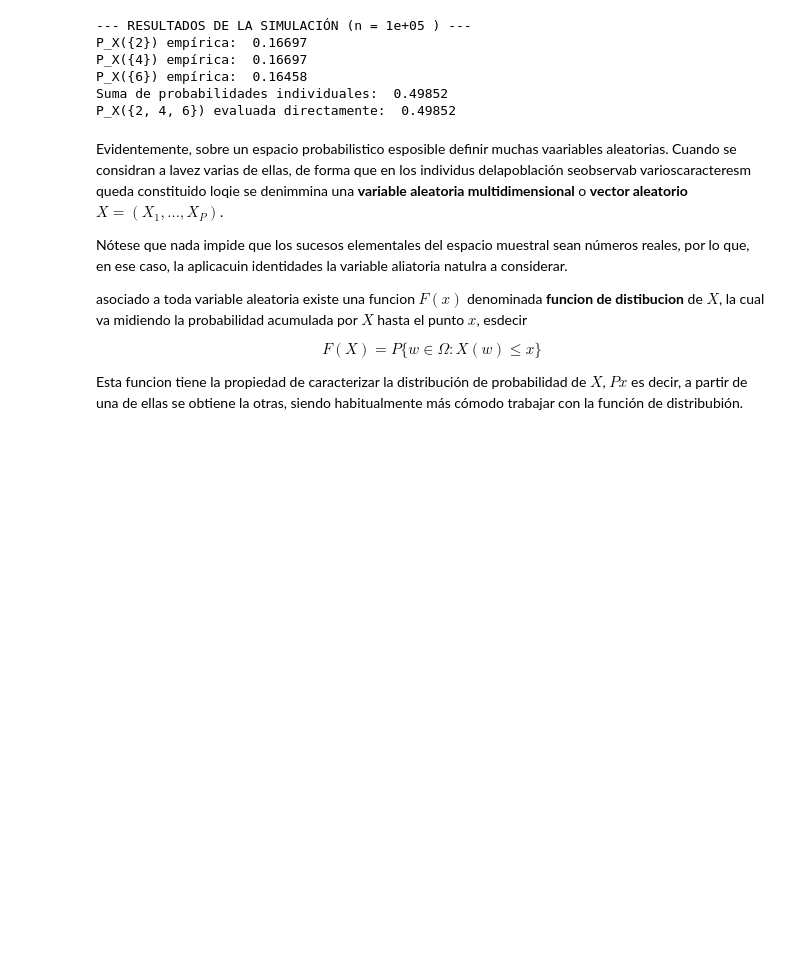
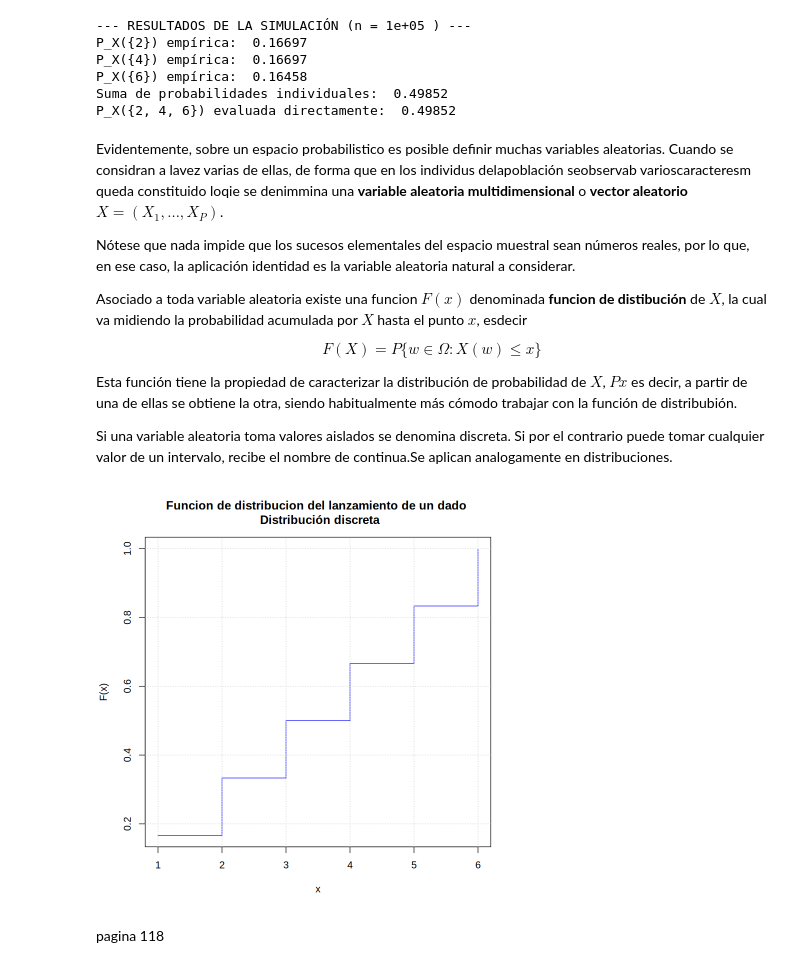
Before and after one commit to julihdez36/Statistics, a Jupyter notebook: Estadistica4.ipynb, the cells around one changed output. Drawn from its saved outputs; the diff is of its cells as text; code cells hidden in the pictures; blank space fills up the shorter version.

Commit message:
F discreta

```diff
--- a/Estadistica4.ipynb
+++ b/Estadistica4.ipynb
@@ -116,14 +116,42 @@ P_X({6}) empírica:  0.16458
 Suma de probabilidades individuales:  0.49852
 P_X({2, 4, 6}) evaluada directamente:  0.49852
 # %% [markdown]
-Evidentemente, sobre un  espacio probabilistico esposible definir muchas vaariables aleatorias. Cuando se considran a lavez varias de ellas, de forma que en los individus delapoblación seobservab varioscaracteresm queda constituido loqie se denimmina una **variable aleatoria multidimensional** o **vector aleatorio** $X = (X_{1}, \dots , X_{P})$.
+Evidentemente, sobre un  espacio probabilistico es posible definir muchas variables aleatorias. Cuando se considran a lavez varias de ellas, de forma que en los individus delapoblación seobservab varioscaracteresm queda constituido loqie se denimmina una **variable aleatoria multidimensional** o **vector aleatorio** $X = (X_{1}, \dots , X_{P})$.
 
-Nótese que nada impide que los sucesos elementales del espacio muestral sean números reales, por lo que, en ese caso, la aplicacuin identidades la variable aliatoria natulra a considerar.
+Nótese que nada impide que los sucesos elementales del espacio muestral sean números reales, por lo que, en ese caso, la aplicación identidad es la variable aleatoria natural a considerar.
 
-asociado a toda variable aleatoria existe una funcion $F(x)$ denominada **funcion de distibucion** de $X$, la cual va midiendo la probabilidad acumulada por $X$ hasta el punto $x$, esdecir
+Asociado a toda variable aleatoria existe una funcion $F(x)$ denominada **funcion de distibución** de $X$, la cual va midiendo la probabilidad acumulada por $X$ hasta el punto $x$, esdecir
 
 $$
 F(X) = P \{w \in \Omega: X(w) \leq x\}
 $$
 
-Esta funcion tiene la propiedad de caracterizar la distribución de probabilidad de $X$, $Px$ es decir, a partir de una de ellas se obtiene la otras, siendo habitualmente más cómodo trabajar con la función de distribubión.
+Esta función tiene la propiedad de caracterizar la distribución de probabilidad de $X$, $Px$ es decir, a partir de una de ellas se obtiene la otra, siendo habitualmente más cómodo trabajar con la función de distribubión.
+
+Si una variable aleatoria toma valores aislados se denomina discreta. Si por el contrario puede tomar cualquier valor de un intervalo, recibe el nombre de continua.Se aplican analogamente en distribuciones.
+# %%
+# Valores posibles del lanzamiento
+x <- 1:6
+
+# Probabilidades de cada resultado
+p <- rep(1/6, 6)
+
+# Funcion de distribucion acumulada
+F <- cumsum(p)
+
+# Graficar la funcion de distribucion
+plot(
+  x, F,
+  type = "s",
+  main = "Funcion de distribucion del lanzamiento de un dado \n Distribución discreta",
+  xlab = "x",
+  ylab = "F(x)",
+  col = "blue"
+)
+
+# Agregar una cuadricula
+grid()
+# %% [output]
+[figure, added]
+# %% [markdown]
+pagina 118
```
